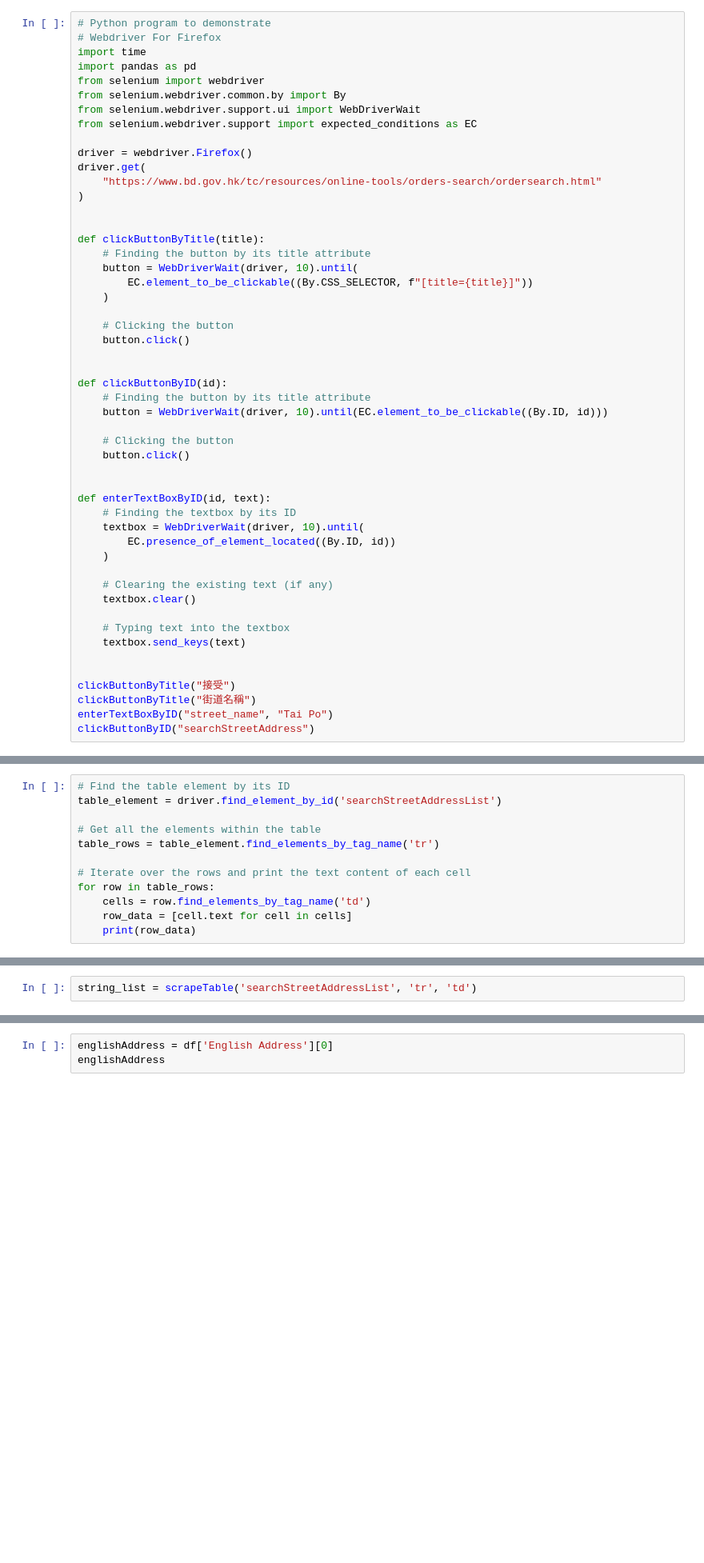
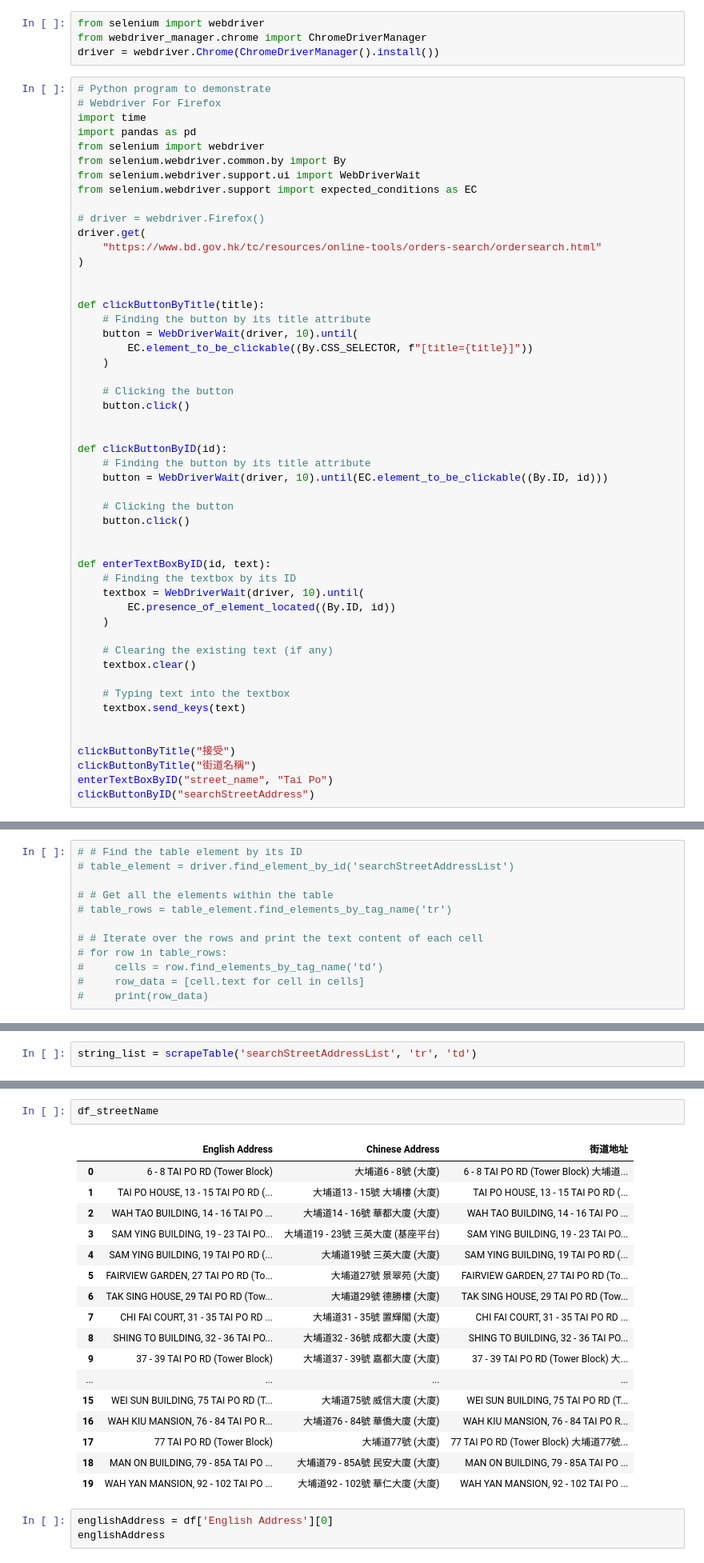
Before and after one commit to jackchan0528/Buildings-Dept-Scraper, a Jupyter notebook: testing.ipynb, the cells around one changed output, grey strips where cells are left out. Shown at 80% size. Saved outputs shown, nothing was run; the diff lists cells and outputs as text; blank space fills up the shorter version.

```diff
--- a/testing.ipynb
+++ b/testing.ipynb
@@ -1,3 +22,7 @@
+# %%
+from selenium import webdriver
+from webdriver_manager.chrome import ChromeDriverManager
+driver = webdriver.Chrome(ChromeDriverManager().install())
 # %%
 # Python program to demonstrate
 # Webdriver For Firefox
@@ -8,7 +33,7 @@ from selenium.webdriver.common.by import By
 from selenium.webdriver.support.ui import WebDriverWait
 from selenium.webdriver.support import expected_conditions as EC
 
-driver = webdriver.Firefox()
+# driver = webdriver.Firefox()
 driver.get(
     "https://www.bd.gov.hk/tc/resources/online-tools/orders-search/ordersearch.html"
 )
@@ -55,12 +80,12 @@ table = driver.find_elements(By.ID, "searchStreetAddressList")
 # %%
-# Find the table element by its ID
-table_element = driver.find_element_by_id('searchStreetAddressList')
+# # Find the table element by its ID
+# table_element = driver.find_element_by_id('searchStreetAddressList')
 
-# Get all the elements within the table
-table_rows = table_element.find_elements_by_tag_name('tr')
+# # Get all the elements within the table
+# table_rows = table_element.find_elements_by_tag_name('tr')
 
-# Iterate over the rows and print the text content of each cell
-for row in table_rows:
-    cells = row.find_elements_by_tag_name('td')
-    row_data = [cell.text for cell in cells]
-    print(row_data)
+# # Iterate over the rows and print the text content of each cell
+# for row in table_rows:
+#     cells = row.find_elements_by_tag_name('td')
+#     row_data = [cell.text for cell in cells]
+#     print(row_data)
@@ -121,3 +150,23 @@ df
+# %%
+df_streetName
+# %% [output]
+|  | English Address | Chinese Address | 街道地址 |
+| 0 | 6 - 8 TAI PO RD (Tower Block) | 大埔道6 - 8號 (大廈) | 6 - 8 TAI PO RD (Tower Block) 大埔道... |
+| 1 | TAI PO HOUSE, 13 - 15 TAI PO RD (... | 大埔道13 - 15號 大埔樓 (大廈) | TAI PO HOUSE, 13 - 15 TAI PO RD (... |
+| 2 | WAH TAO BUILDING, 14 - 16 TAI PO ... | 大埔道14 - 16號 華都大廈 (大廈) | WAH TAO BUILDING, 14 - 16 TAI PO ... |
+| 3 | SAM YING BUILDING, 19 - 23 TAI PO... | 大埔道19 - 23號 三英大廈 (基座平台) | SAM YING BUILDING, 19 - 23 TAI PO... |
+| 4 | SAM YING BUILDING, 19 TAI PO RD (... | 大埔道19號 三英大廈 (大廈) | SAM YING BUILDING, 19 TAI PO RD (... |
+| 5 | FAIRVIEW GARDEN, 27 TAI PO RD (To... | 大埔道27號 景翠苑 (大廈) | FAIRVIEW GARDEN, 27 TAI PO RD (To... |
+| 6 | TAK SING HOUSE, 29 TAI PO RD (Tow... | 大埔道29號 德勝樓 (大廈) | TAK SING HOUSE, 29 TAI PO RD (Tow... |
+| 7 | CHI FAI COURT, 31 - 35 TAI PO RD ... | 大埔道31 - 35號 置輝閣 (大廈) | CHI FAI COURT, 31 - 35 TAI PO RD ... |
+| 8 | SHING TO BUILDING, 32 - 36 TAI PO... | 大埔道32 - 36號 成都大廈 (大廈) | SHING TO BUILDING, 32 - 36 TAI PO... |
+| 9 | 37 - 39 TAI PO RD (Tower Block) | 大埔道37 - 39號 嘉都大廈 (大廈) | 37 - 39 TAI PO RD (Tower Block) 大... |
+| ... | ... | ... | ... |
+| 15 | WEI SUN BUILDING, 75 TAI PO RD (T... | 大埔道75號 威信大廈 (大廈) | WEI SUN BUILDING, 75 TAI PO RD (T... |
+| 16 | WAH KIU MANSION, 76 - 84 TAI PO R... | 大埔道76 - 84號 華僑大廈 (大廈) | WAH KIU MANSION, 76 - 84 TAI PO R... |
+| 17 | 77 TAI PO RD (Tower Block) | 大埔道77號 (大廈) | 77 TAI PO RD (Tower Block) 大埔道77號... |
+| 18 | MAN ON BUILDING, 79 - 85A TAI PO ... | 大埔道79 - 85A號 民安大廈 (大廈) | MAN ON BUILDING, 79 - 85A TAI PO ... |
+| 19 | WAH YAN MANSION, 92 - 102 TAI PO ... | 大埔道92 - 102號 華仁大廈 (大廈) | WAH YAN MANSION, 92 - 102 TAI PO ... |
 # %%
 englishAddress = df['English Address'][0]
 englishAddress
```
Also changed, not shown: parts of 25 cells of this notebook, 2 other files.
